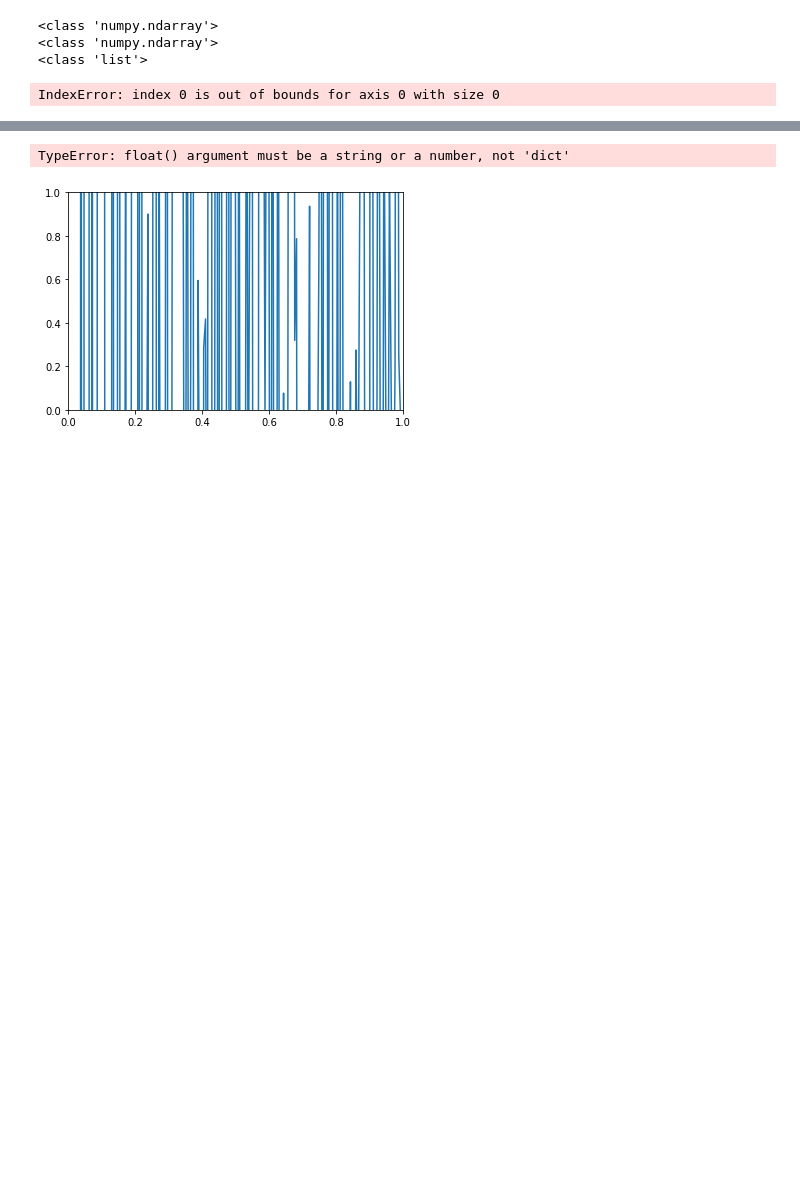
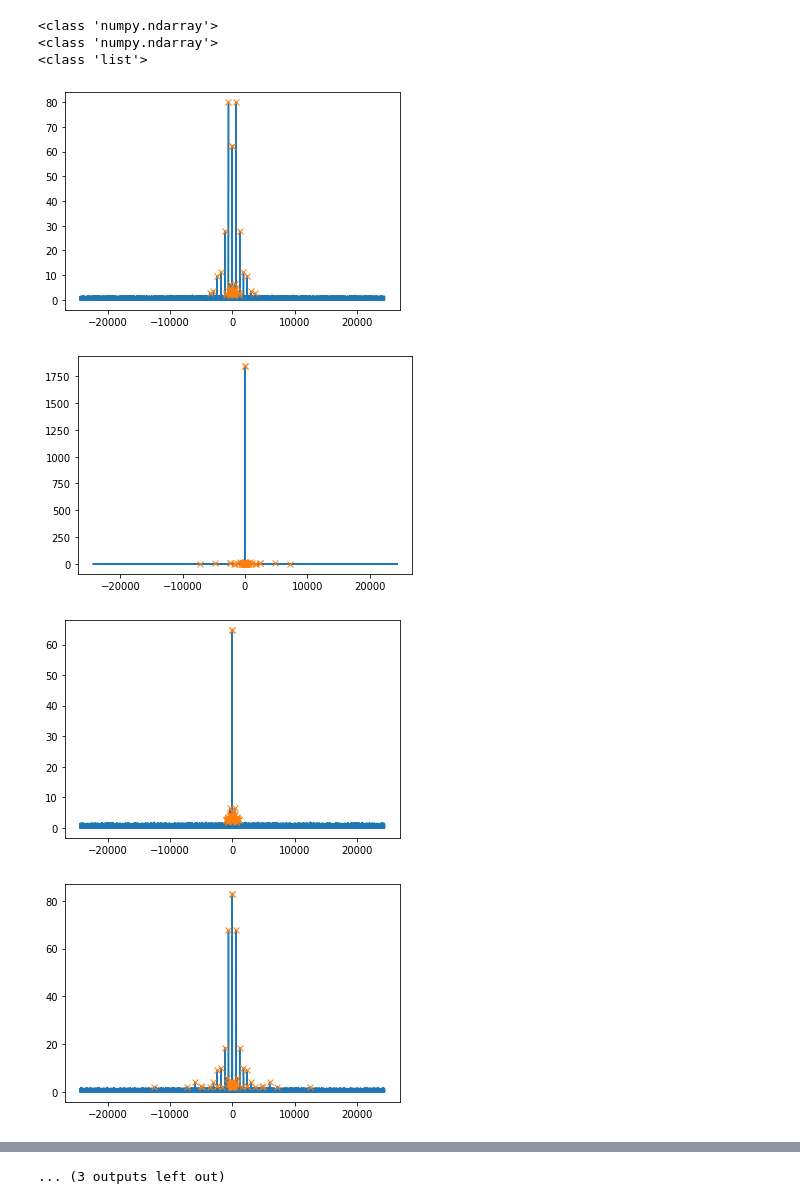
Before and after one commit to Yousousen/pulsar_analysis, a Jupyter notebook: src/script/rough_analysis_pulsar2.ipynb, the cells around one changed output, grey strips where cells are left out. Saved outputs shown, nothing was run; the diff lists cells and outputs as text; code cells hidden in the pictures; blank space fills up the shorter version.

Commit message:
Pushing a version where we currently plot all found peaks for the entire dataset.
This is useful for reference.

```diff
--- a/src/script/rough_analysis_pulsar2.ipynb
+++ b/src/script/rough_analysis_pulsar2.ipynb
@@ -184,7 +184,7 @@ print(list_MJD)
 # %%
 plt.scatter(list_MJD, periods_datasets)
 
-annotations=["1","2","3","4","5", "6","7","8","9","10", "11"]
+annotations = range(1, len(periods_datasets) + 1)
 
 for i, label in enumerate(annotations):
     plt.annotate(label, (list_MJD[i], periods_datasets[i]))
@@ -235,13 +240,16 @@ peak_indices = []
 peak_heights = []
 peak_frequencies = []
 for i, (f, t) in enumerate( zip( frequencies, transforms ) ):
-    peak_index, property = find_peaks(t, height=height_threshold, distance=distance_between_peaks)
-    peak_indices.append(peaks_index)
-    peak_heights.append(property)
+    indices, props = find_peaks(t, height=height_threshold, distance=distance_between_peaks)
+    peak_indices.append(indices)
+    peak_heights.append(props["peak_heights"])
+
     peak_frequencies.append( [f for i in tqdm(peak_indices[i])] )
+
 peak_indices = np.array( peak_indices )
 peak_heights = np.array( peak_heights )
-#peak_frequencies = np.array( peak_frequencies ) # won't be able to allocate memory fo this operation.
+# NOTE: converting peak_frequencies to np array takes too much memory.
+#peak_frequencies = np.array( peak_frequencies )
 print(type(peak_indices))
 print(type(peak_heights))
 print(type(peak_frequencies))
@@ -260,11 +268,14 @@ for i, (f, t, h) in enumerate( zip( frequencies, transforms, peak_heights) ):
     harmonics.append( n_max_frequencies( f, t,  max_amplitudes[i]) )
 
 max_amplitudes = np.array( max_amplitudes )
-harmonics = np.array( max_amplitudes )
+harmonics = np.array( harmonics )
-# %% [output]
-IndexError: index 0 is out of bounds for axis 0 with size 0
 # %%
-for f, t, h, a in zip( frequencies, transforms, peak_heights, max_amplitudes):
+for f, t, h, i in zip( frequencies, transforms, peak_heights, peak_indices):
     plt.clf()
-    plt.plot(f, t,'-', h, a,'x')
+    plt.plot(f, t,'-', f[i], h,'x')
+    plt.figure()
 # %% [output]
+[figure, new version]
+[figure, added]
+[figure, added]
+[figure, added]
@@ -271,2 +290 @@ for f, t, h, a in zip( frequencies, transforms, peak_heights, max_amplitudes):
-TypeError: float() argument must be a string or a number, not 'dict'
+... (3 outputs left out)
-[figure, old version]
```
Also changed, not shown: parts of 5 cells of this notebook.
